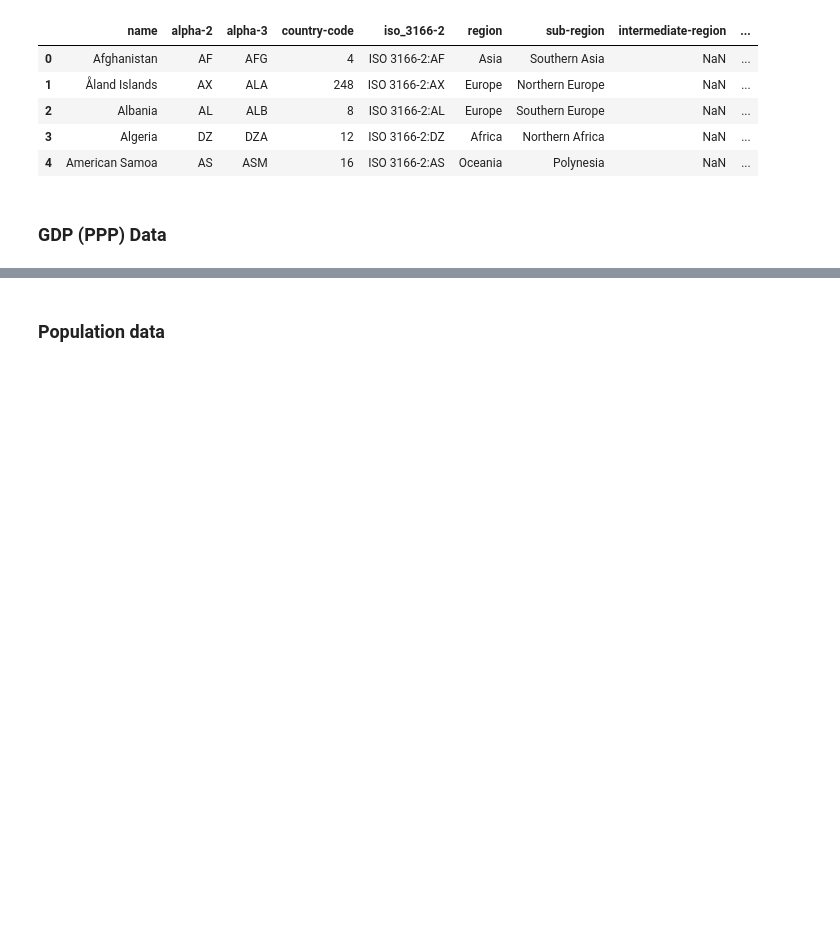
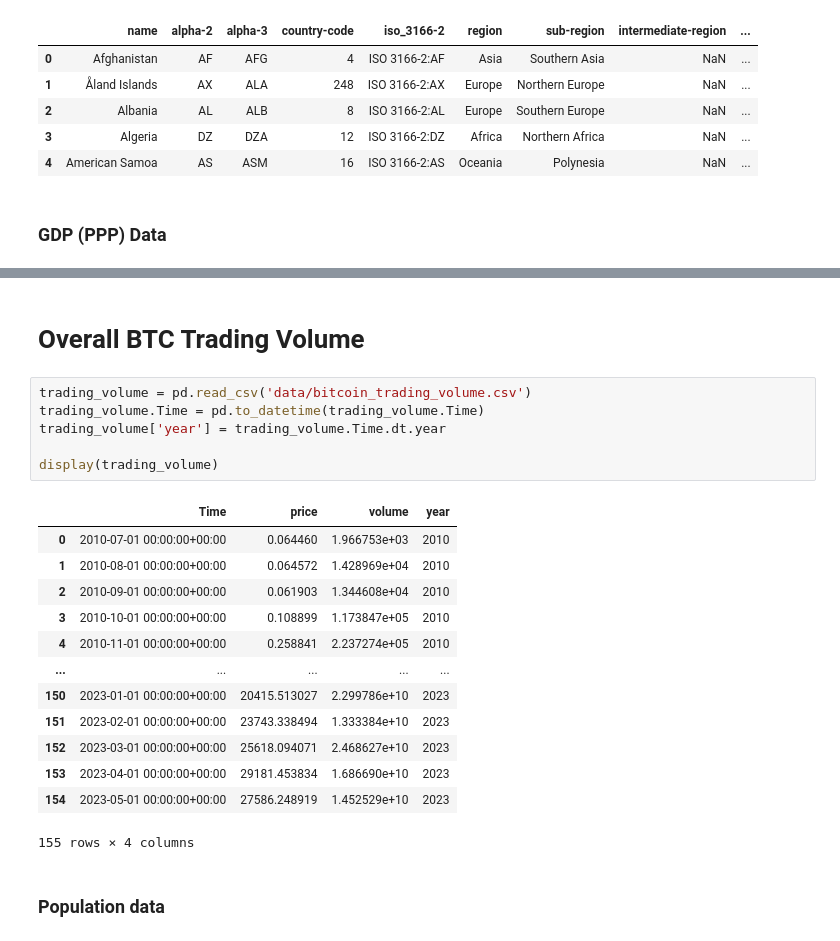
Before and after one commit to FlowDrucka64/MoneyFlow, a Jupyter notebook: data_exploration.ipynb, the cells around one changed output, grey strips where cells are left out. Cells and saved outputs as stored; diff of their text form; blank space fills up the shorter version.

```diff
--- a/data_exploration.ipynb
+++ b/data_exploration.ipynb
@@ -120,6 +120,28 @@ display(gdp_meta.head())
 | 2 | AFG | South Asia | Low income | The reporting period for national... | Afghanistan | NaN |
 | 3 | AFW | NaN | NaN | 22 countries, stretching from the... | Africa Western and Central | NaN |
 | 4 | AGO | Sub-Saharan Africa | Lower middle income | The World Bank systematically ass... | Angola | NaN |
+# %% [markdown]
+# Overall BTC Trading Volume
+# %%
+trading_volume = pd.read_csv('data/bitcoin_trading_volume.csv')
+trading_volume.Time = pd.to_datetime(trading_volume.Time)
+trading_volume['year'] = trading_volume.Time.dt.year
+
+display(trading_volume)
+# %% [output]
+|  | Time | price | volume | year |
+| 0 | 2010-07-01 00:00:00+00:00 | 0.064460 | 1.966753e+03 | 2010 |
+| 1 | 2010-08-01 00:00:00+00:00 | 0.064572 | 1.428969e+04 | 2010 |
+| 2 | 2010-09-01 00:00:00+00:00 | 0.061903 | 1.344608e+04 | 2010 |
+| 3 | 2010-10-01 00:00:00+00:00 | 0.108899 | 1.173847e+05 | 2010 |
+| 4 | 2010-11-01 00:00:00+00:00 | 0.258841 | 2.237274e+05 | 2010 |
+| ... | ... | ... | ... | ... |
+| 150 | 2023-01-01 00:00:00+00:00 | 20415.513027 | 2.299786e+10 | 2023 |
+| 151 | 2023-02-01 00:00:00+00:00 | 23743.338494 | 1.333384e+10 | 2023 |
+| 152 | 2023-03-01 00:00:00+00:00 | 25618.094071 | 2.468627e+10 | 2023 |
+| 153 | 2023-04-01 00:00:00+00:00 | 29181.453834 | 1.686690e+10 | 2023 |
+| 154 | 2023-05-01 00:00:00+00:00 | 27586.248919 | 1.452529e+10 | 2023 |
+155 rows × 4 columns
 # %% [markdown]
 ### Population data
 # %%
```
Also changed, not shown: parts of 3 cells of this notebook.
